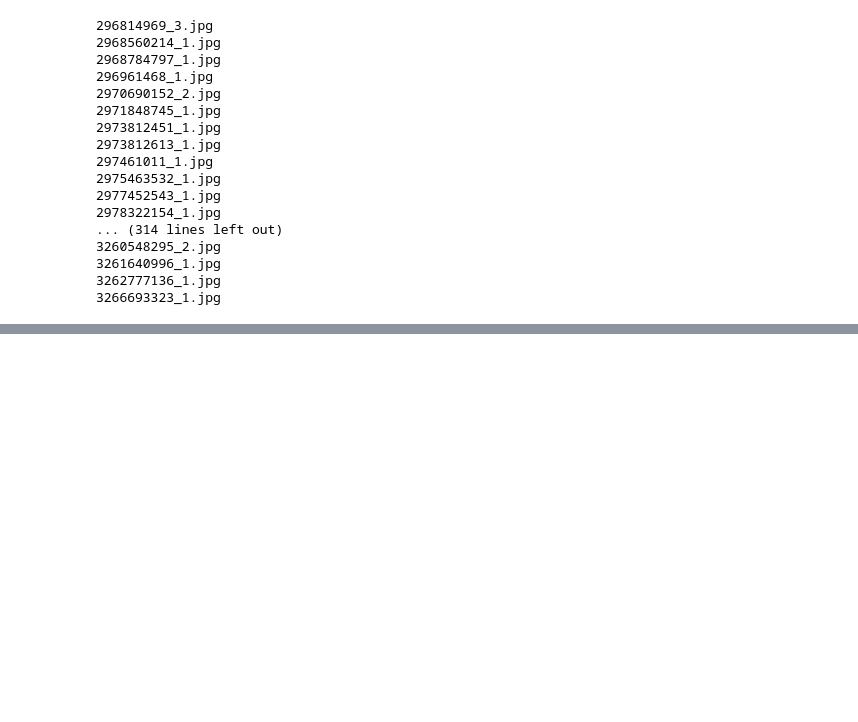
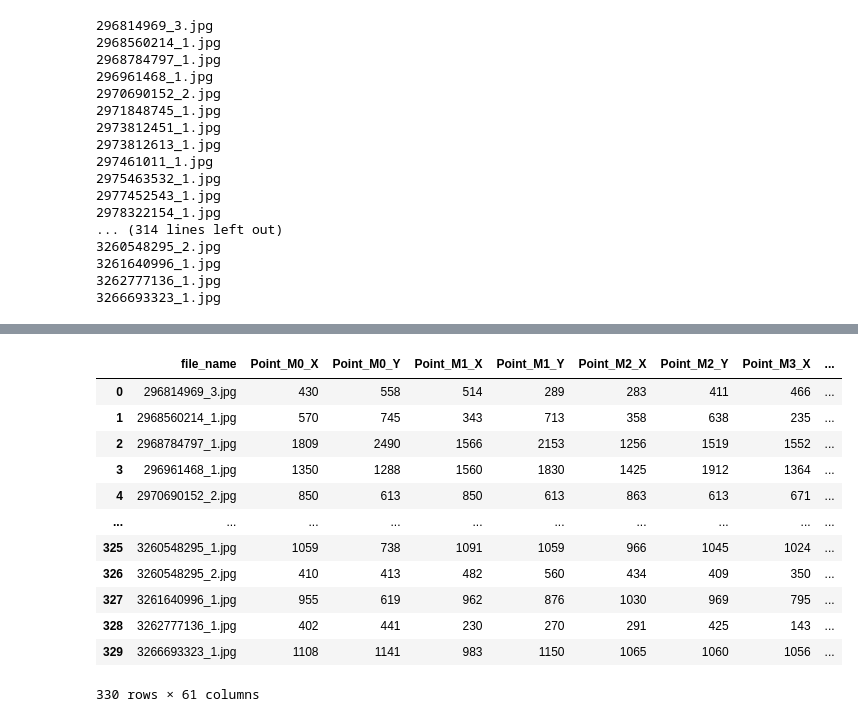
Before and after one commit to rozendetr/nta_landmark, a Jupyter notebook: create_submit.ipynb, the cells around one changed output, grey strips where cells are left out. Saved outputs shown, nothing was run; the diff lists cells and outputs as text; code cells hidden in the pictures; blank space fills up the shorter version.

```diff
--- a/create_submit.ipynb
+++ b/create_submit.ipynb
@@ -117,0 +144,16 @@ df_submit.to_csv('mse_relu_base_submit.csv', index=False)
+# %%
+df_submit
+# %% [output]
+|  | file_name | Point_M0_X | Point_M0_Y | Point_M1_X | Point_M1_Y | Point_M2_X | Point_M2_Y | Point_M3_X | ... |
+| 0 | 296814969_3.jpg | 430 | 558 | 514 | 289 | 283 | 411 | 466 | ... |
+| 1 | 2968560214_1.jpg | 570 | 745 | 343 | 713 | 358 | 638 | 235 | ... |
+| 2 | 2968784797_1.jpg | 1809 | 2490 | 1566 | 2153 | 1256 | 1519 | 1552 | ... |
+| 3 | 296961468_1.jpg | 1350 | 1288 | 1560 | 1830 | 1425 | 1912 | 1364 | ... |
+| 4 | 2970690152_2.jpg | 850 | 613 | 850 | 613 | 863 | 613 | 671 | ... |
+| ... | ... | ... | ... | ... | ... | ... | ... | ... | ... |
+| 325 | 3260548295_1.jpg | 1059 | 738 | 1091 | 1059 | 966 | 1045 | 1024 | ... |
+| 326 | 3260548295_2.jpg | 410 | 413 | 482 | 560 | 434 | 409 | 350 | ... |
+| 327 | 3261640996_1.jpg | 955 | 619 | 962 | 876 | 1030 | 969 | 795 | ... |
+| 328 | 3262777136_1.jpg | 402 | 441 | 230 | 270 | 291 | 425 | 143 | ... |
+| 329 | 3266693323_1.jpg | 1108 | 1141 | 983 | 1150 | 1065 | 1060 | 1056 | ... |
+330 rows × 61 columns
```
Also changed, not shown: parts of 7 cells of this notebook, 30 other files.
